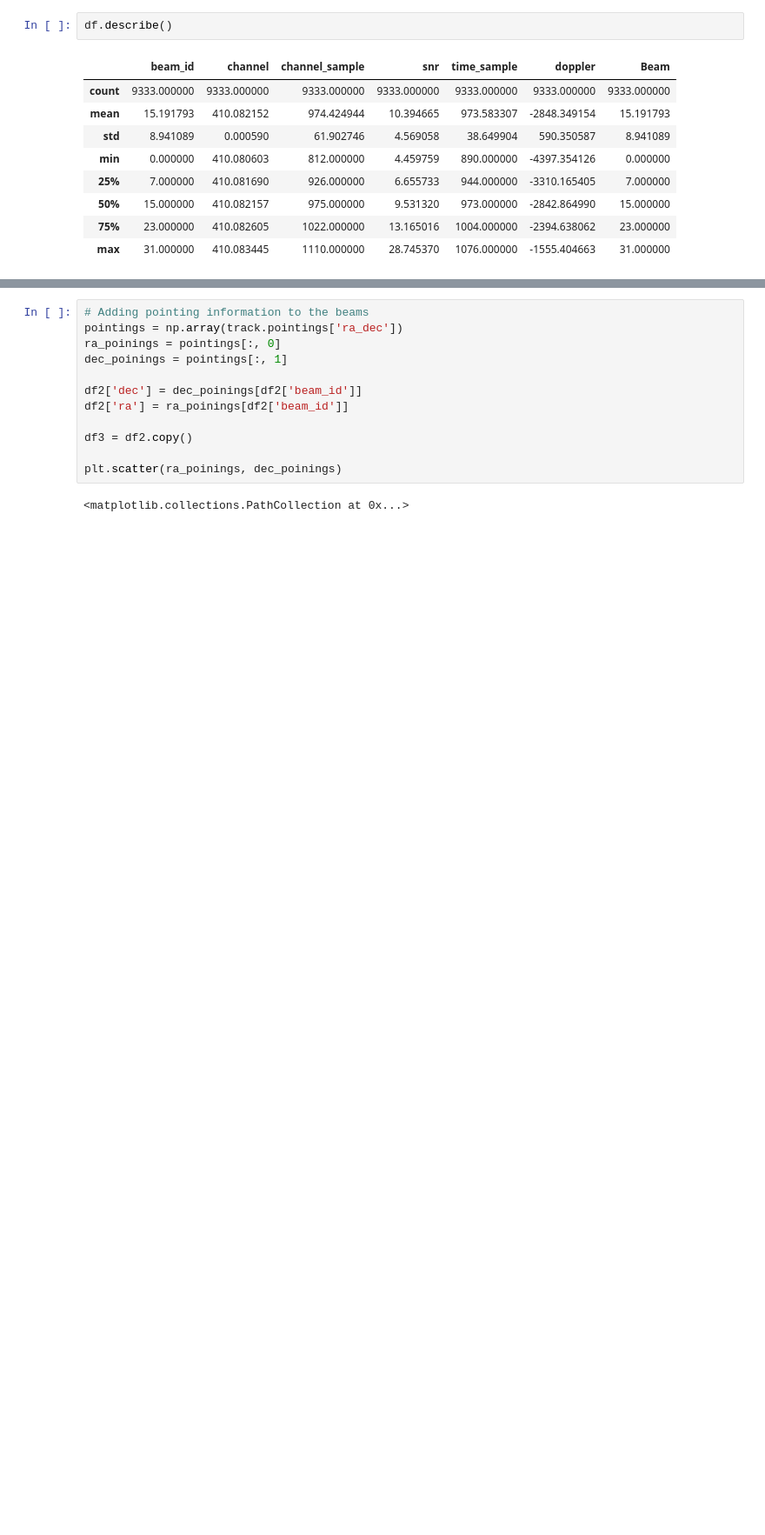
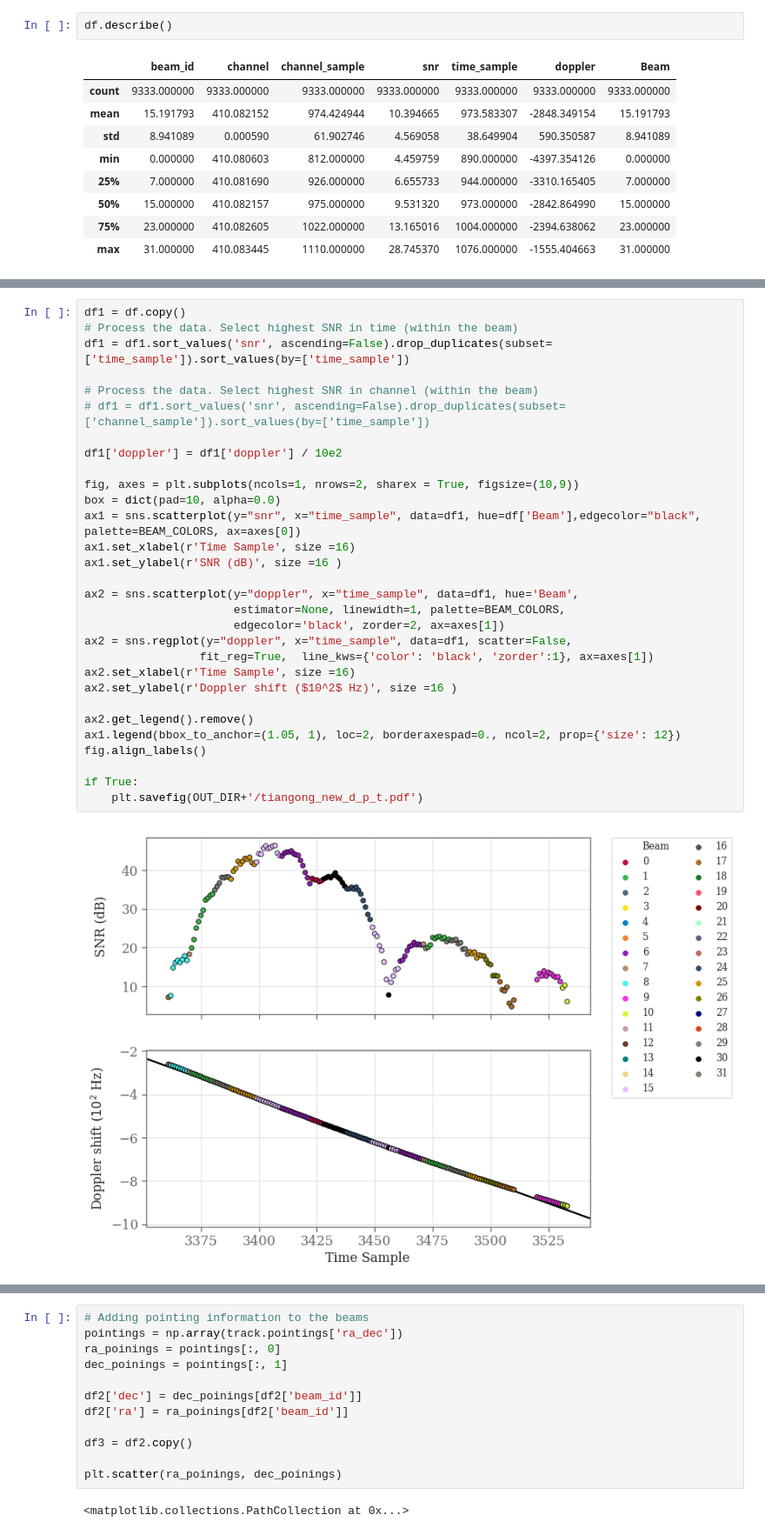
Before and after one commit to BIRALES/birales, a Jupyter notebook: pybirales/services/scripts/analysis/Detections Results.ipynb, the cells around one changed output, grey strips where cells are left out. Shown at 87% size. Saved outputs shown, nothing was run; the diff lists cells and outputs as text; blank space fills up the shorter version.

```diff
--- a/pybirales/services/scripts/analysis/Detections Results.ipynb
+++ b/pybirales/services/scripts/analysis/Detections Results.ipynb
@@ -123,3 +133,35 @@ plt.savefig(out_file('p_t'), bbox_inches='tight')
+# %%
+df1 = df.copy()
+# Process the data. Select highest SNR in time (within the beam)
+df1 = df1.sort_values('snr', ascending=False).drop_duplicates(subset=['time_sample']).sort_values(by=['time_sample'])
+
+# Process the data. Select highest SNR in channel (within the beam)
+# df1 = df1.sort_values('snr', ascending=False).drop_duplicates(subset=['channel_sample']).sort_values(by=['time_sample'])
+
+df1['doppler'] = df1['doppler'] / 10e2
+
+fig, axes = plt.subplots(ncols=1, nrows=2, sharex = True, figsize=(10,9))
+box = dict(pad=10, alpha=0.0)
+ax1 = sns.scatterplot(y="snr", x="time_sample", data=df1, hue=df['Beam'],edgecolor="black", palette=BEAM_COLORS, ax=axes[0])
+ax1.set_xlabel(r'Time Sample', size =16)
+ax1.set_ylabel(r'SNR (dB)', size =16 )
+
+ax2 = sns.scatterplot(y="doppler", x="time_sample", data=df1, hue='Beam',
+                      estimator=None, linewidth=1, palette=BEAM_COLORS,
+                      edgecolor='black', zorder=2, ax=axes[1])
+ax2 = sns.regplot(y="doppler", x="time_sample", data=df1, scatter=False,
+                 fit_reg=True,  line_kws={'color': 'black', 'zorder':1}, ax=axes[1])
+ax2.set_xlabel(r'Time Sample', size =16)
+ax2.set_ylabel(r'Doppler shift ($10^2$ Hz)', size =16 )
+
+ax2.get_legend().remove()
+ax1.legend(bbox_to_anchor=(1.05, 1), loc=2, borderaxespad=0., ncol=2, prop={'size': 12})
+fig.align_labels()
+
+if True:
+    plt.savefig(OUT_DIR+'/tiangong_new_d_p_t.pdf')
+# %% [output]
+[figure, added]
 # %%
 df1 = df.copy()
 
```
Also changed, not shown: parts of 8 cells of this notebook, 4 other files.
